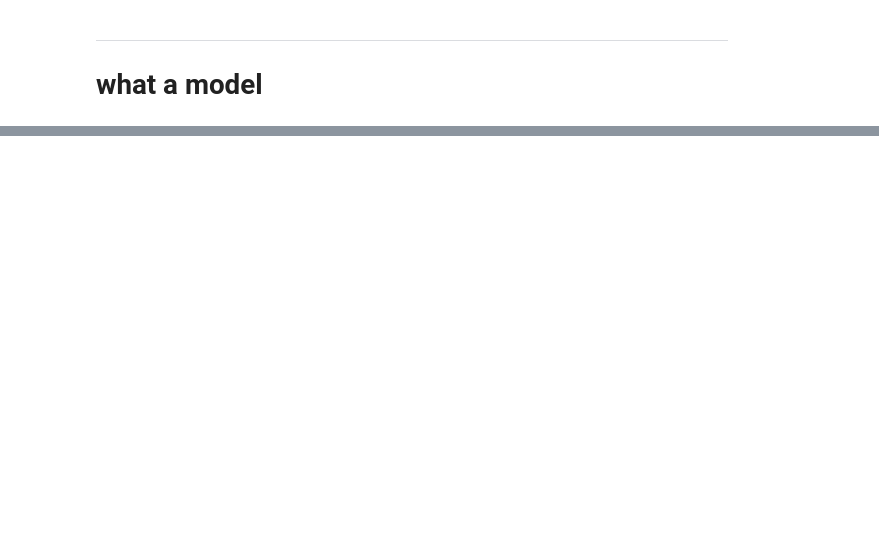
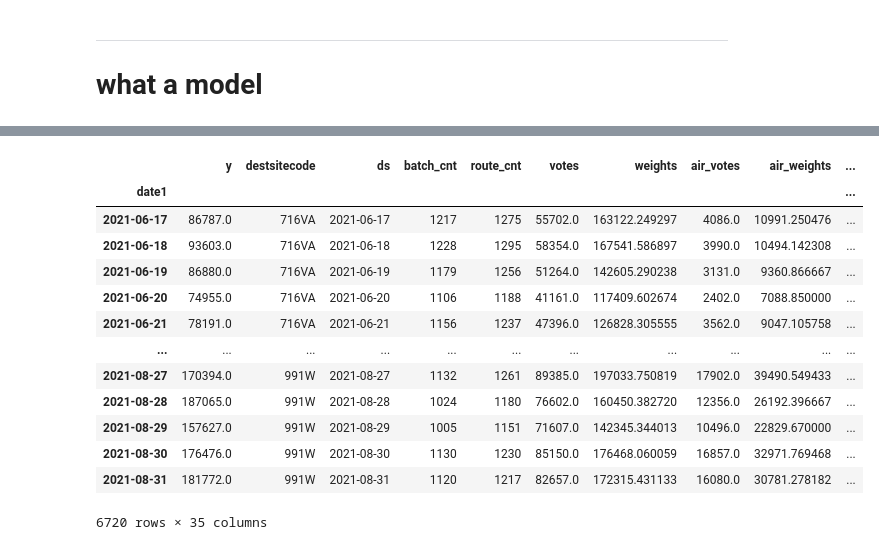
Before and after one commit to fyenne/play7_comp, a Jupyter notebook: data_cleaned.ipynb, the cells around one changed output, grey strips where cells are left out. Drawn from its saved outputs; the diff is of its cells as text; code cells hidden in the pictures; blank space fills up the shorter version.

```diff
--- a/data_cleaned.ipynb
+++ b/data_cleaned.ipynb
@@ -486 +505,18 @@ x_train, x_test = temporal_train_test_split(train_x, train_size = .7)
+# %%
+df_naiv_test[['y']]
+# %% [output]
+|  | y | destsitecode | ds | batch_cnt | route_cnt | votes | weights | air_votes | air_weights | ... |
+| date1 |  |  |  |  |  |  |  |  |  | ... |
+| 2021-06-17 | 86787.0 | 716VA | 2021-06-17 | 1217 | 1275 | 55702.0 | 163122.249297 | 4086.0 | 10991.250476 | ... |
+| 2021-06-18 | 93603.0 | 716VA | 2021-06-18 | 1228 | 1295 | 58354.0 | 167541.586897 | 3990.0 | 10494.142308 | ... |
+| 2021-06-19 | 86880.0 | 716VA | 2021-06-19 | 1179 | 1256 | 51264.0 | 142605.290238 | 3131.0 | 9360.866667 | ... |
+| 2021-06-20 | 74955.0 | 716VA | 2021-06-20 | 1106 | 1188 | 41161.0 | 117409.602674 | 2402.0 | 7088.850000 | ... |
+| 2021-06-21 | 78191.0 | 716VA | 2021-06-21 | 1156 | 1237 | 47396.0 | 126828.305555 | 3562.0 | 9047.105758 | ... |
+| ... | ... | ... | ... | ... | ... | ... | ... | ... | ... | ... |
+| 2021-08-27 | 170394.0 | 991W | 2021-08-27 | 1132 | 1261 | 89385.0 | 197033.750819 | 17902.0 | 39490.549433 | ... |
+| 2021-08-28 | 187065.0 | 991W | 2021-08-28 | 1024 | 1180 | 76602.0 | 160450.382720 | 12356.0 | 26192.396667 | ... |
+| 2021-08-29 | 157627.0 | 991W | 2021-08-29 | 1005 | 1151 | 71607.0 | 142345.344013 | 10496.0 | 22829.670000 | ... |
+| 2021-08-30 | 176476.0 | 991W | 2021-08-30 | 1130 | 1230 | 85150.0 | 176468.060059 | 16857.0 | 32971.769468 | ... |
+| 2021-08-31 | 181772.0 | 991W | 2021-08-31 | 1120 | 1217 | 82657.0 | 172315.431133 | 16080.0 | 30781.278182 | ... |
+6720 rows × 35 columns
 # %%
```
Also changed, not shown: parts of 66 cells of this notebook.
